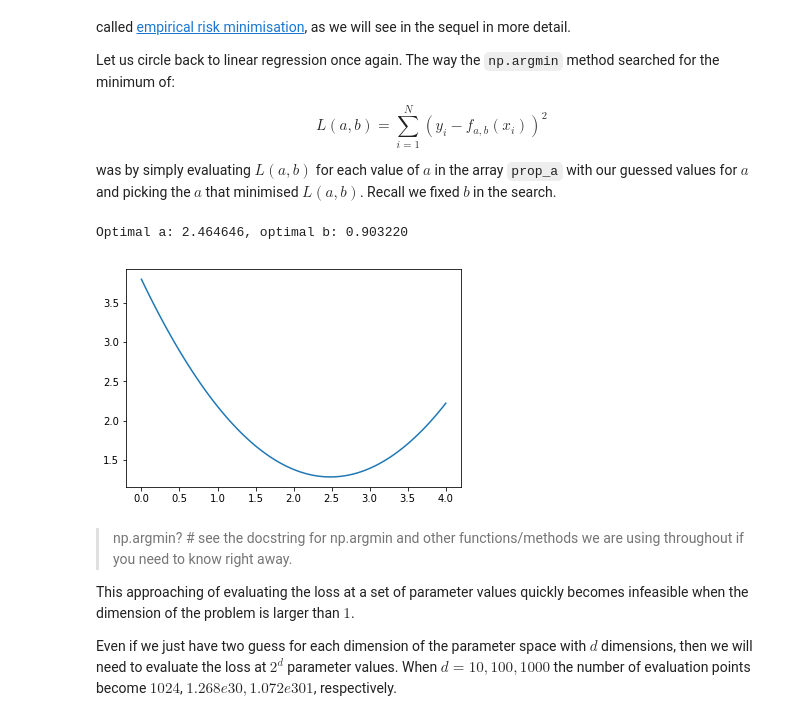
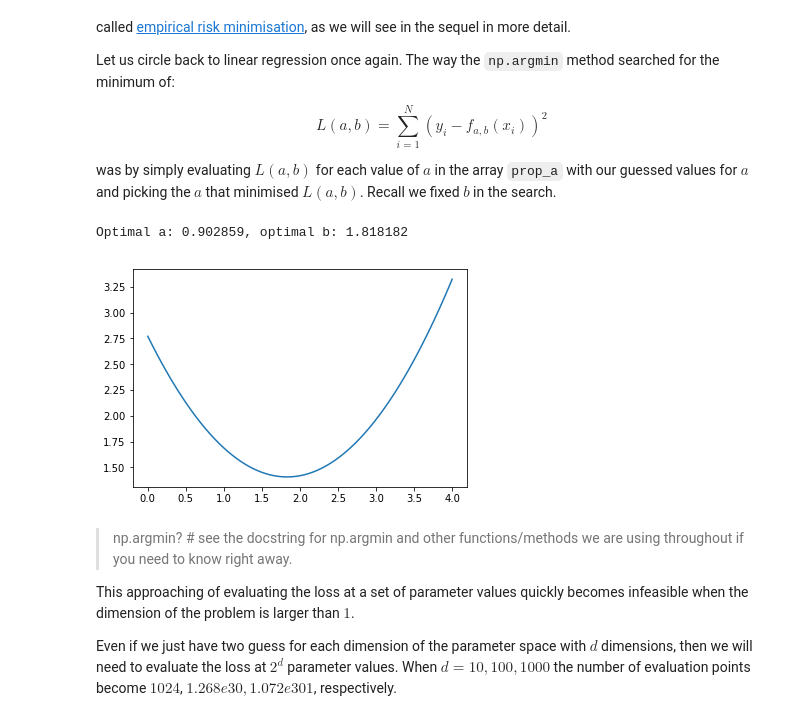
Before and after one commit to datascience-intro/1MS041-2020, a Jupyter notebook: lectures/12.ipynb, the cells around one changed output. Saved outputs shown, nothing was run; the diff lists cells and outputs as text; code cells hidden in the pictures.

```diff
--- a/lectures/12.ipynb
+++ b/lectures/12.ipynb
@@ -753,31 +756,31 @@ x = np.linspace(-1,1,10)
 epsilon = np.random.normal(loc=0,scale=1,size=len(x),)
 y = 2*x + 1 + epsilon
 # %%
-# These are our guesses for a
-prop_a = np.linspace(0,4,100)
+# These are our guesses for b
+prop_b = np.linspace(0,4,100)
 
-# Compute the residual if we use these a's, remember this is with b = 0,
-# as noted above the b can be taken to be the mean of the unadjusted residual for each a
+# Compute the residual if we use these b's, remember this is with a = 0,
+# as noted above the a can be taken to be the mean of the unadjusted residual for each b
 
-unadj_residual = y.reshape(-1,1)-prop_a.reshape(1,-1)*x.reshape(-1,1)
+unadj_residual = y.reshape(-1,1)-prop_b.reshape(1,-1)*x.reshape(-1,1)
 
 # Compute the variance of the unadjusted residual
 variance_residual = np.std(unadj_residual,axis=0)**2
 
-# Plot the variance for each proposed value of a
-plt.plot(prop_a,variance_residual)
+# Plot the variance for each proposed value of b
+plt.plot(prop_b,variance_residual)
 
 # Find the minimum variance
 min_index = np.argmin(variance_residual)
 
 # Set a and b based on this minimum
-a = prop_a[min_index]
-b = np.mean(unadj_residual[:,min_index])
+a = np.mean(unadj_residual[:,min_index])
+b = prop_b[min_index]
 
 print("Optimal a: %f, optimal b: %f" % (a,b))
 # %% [output]
-Optimal a: 2.464646, optimal b: 0.903220
+Optimal a: 0.902859, optimal b: 1.818182
-[figure, old version]
+[figure, new version]
 # %% [markdown]
 > np.argmin? # see the docstring for np.argmin and other functions/methods we are using throughout if you need to know right away.
 
```
Also changed, not shown: parts of 6 cells of this notebook, 8 other files.
